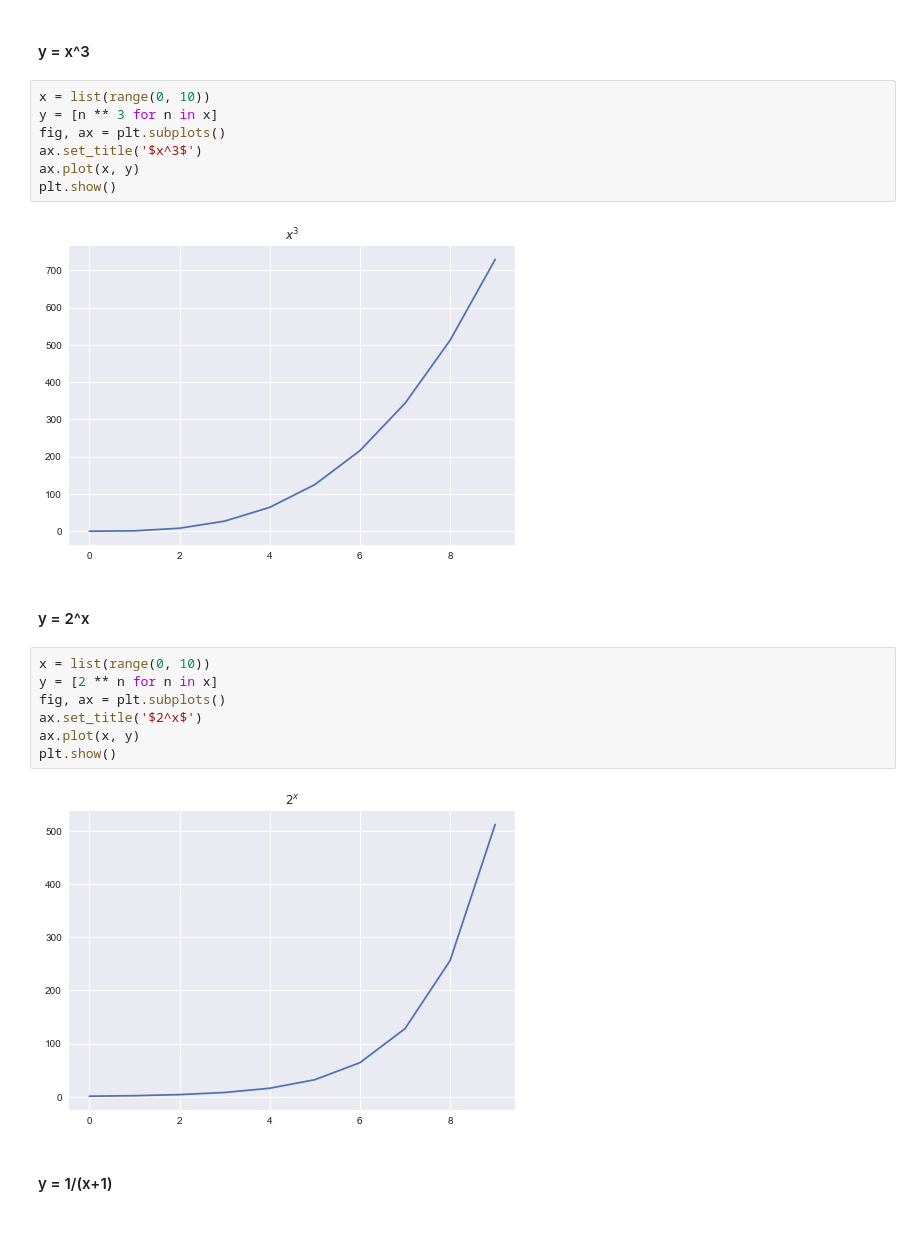
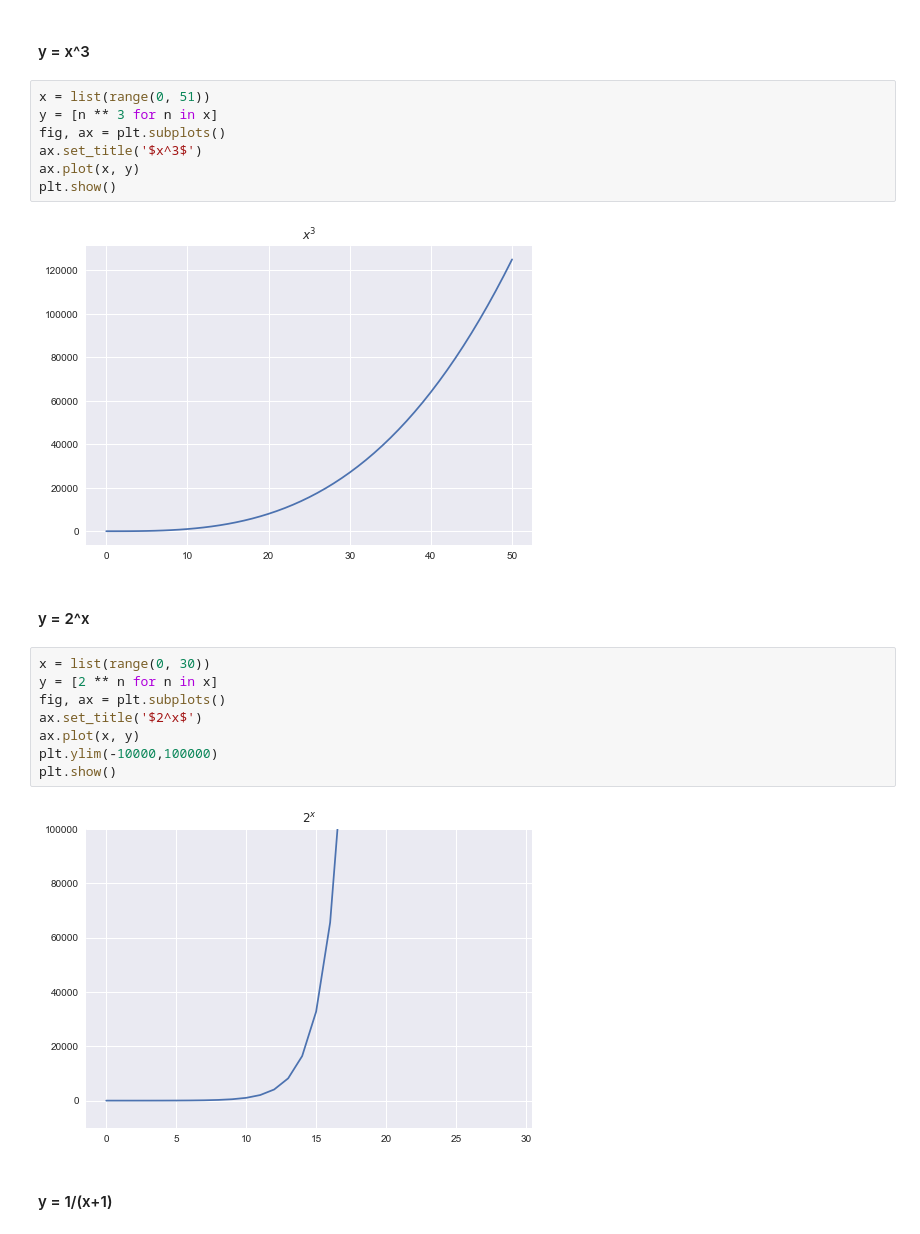
Before and after one commit to markydoug/numpy-pandas-visualization-exercises, a Jupyter notebook: matplotlib_exercises.ipynb, the cells around one changed output. Saved outputs shown, nothing was run; the diff lists cells and outputs as text.

```diff
--- a/matplotlib_exercises.ipynb
+++ b/matplotlib_exercises.ipynb
@@ -37,25 +37,26 @@ plt.show()
 # %% [markdown]
 #### y = x^3
 # %%
-x = list(range(0, 10))
+x = list(range(0, 51))
 y = [n ** 3 for n in x]
 fig, ax = plt.subplots()
 ax.set_title('$x^3$')
 ax.plot(x, y)
 plt.show()
 # %% [output]
-[figure, old version]
+[figure, new version]
 # %% [markdown]
 #### y = 2^x
 # %%
-x = list(range(0, 10))
+x = list(range(0, 30))
 y = [2 ** n for n in x]
 fig, ax = plt.subplots()
 ax.set_title('$2^x$')
 ax.plot(x, y)
+plt.ylim(-10000,100000)
 plt.show()
 # %% [output]
-[figure, old version]
+[figure, new version]
 # %% [markdown]
 #### y = 1/(x+1)
 # %%
```
Also changed, not shown: parts of 5 cells of this notebook.
